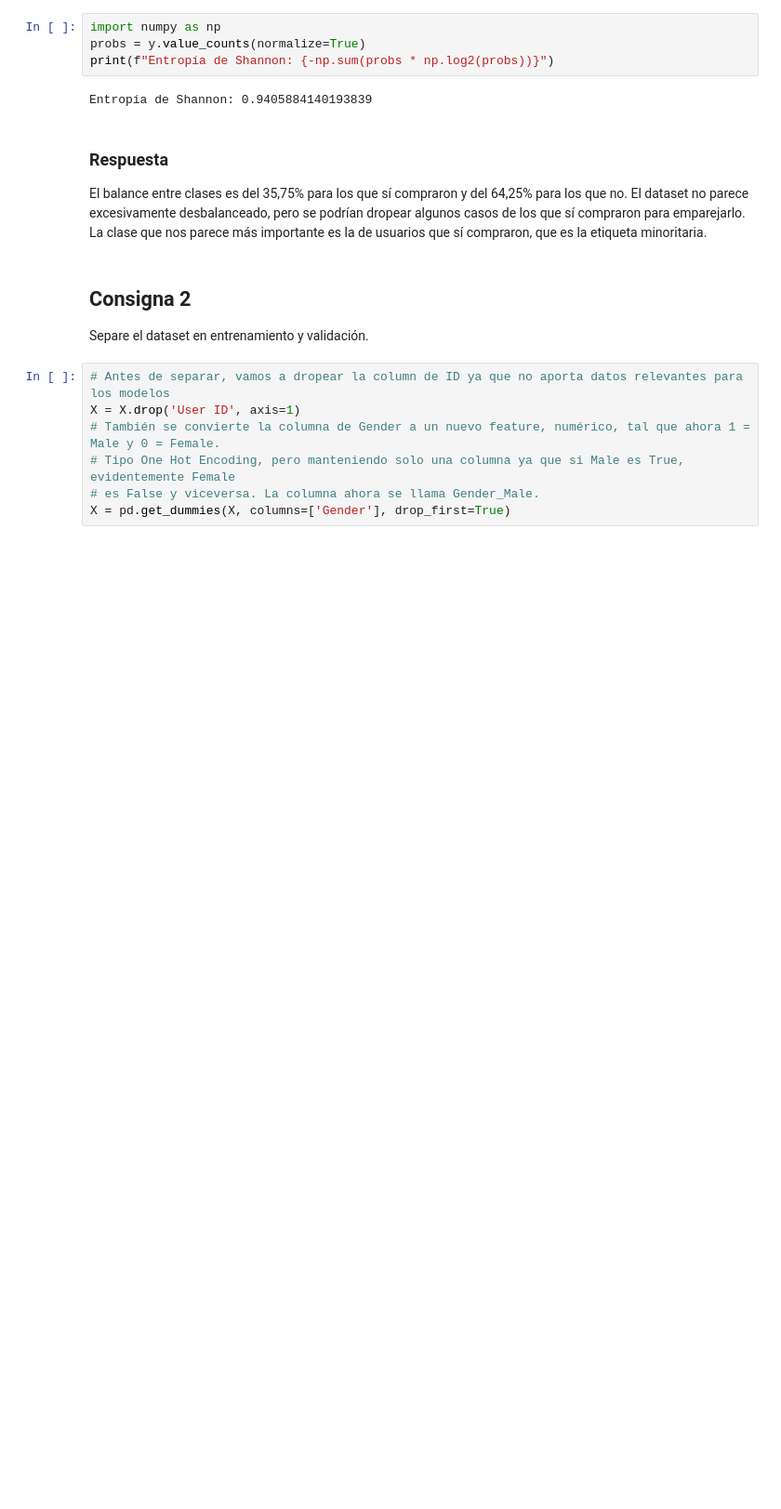
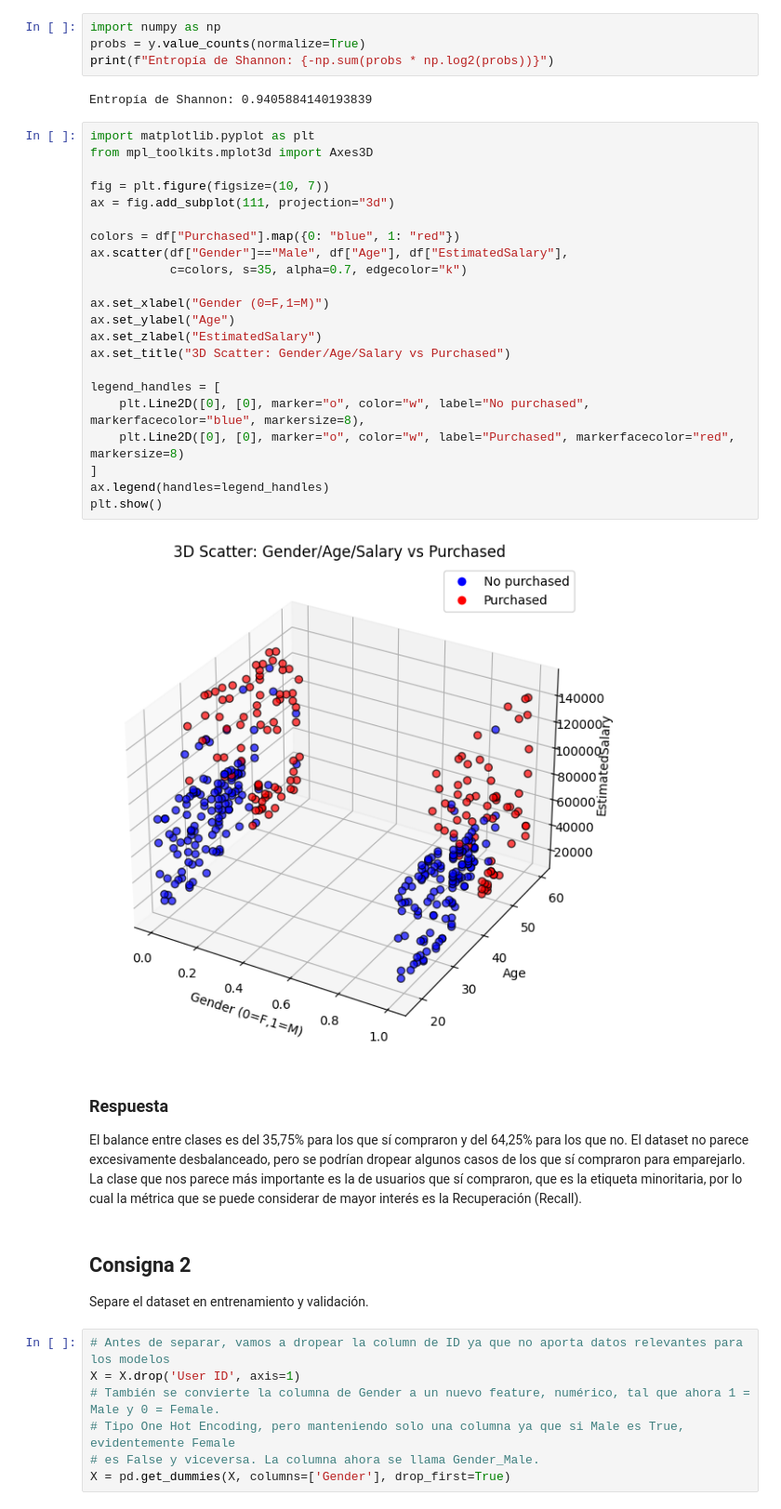
Before and after one commit to gabrielquiroga/aprMaqI_CEIA, a Jupyter notebook: clase2/ejercicios/ejercicio1.ipynb, the cells around one changed output. Shown at 93% size. Saved outputs shown, nothing was run; the diff lists cells and outputs as text; blank space fills up the shorter version.

```diff
--- a/clase2/ejercicios/ejercicio1.ipynb
+++ b/clase2/ejercicios/ejercicio1.ipynb
@@ -119,9 +117,34 @@ probs = y.value_counts(normalize=True)
 print(f"Entropía de Shannon: {-np.sum(probs * np.log2(probs))}")
 # %% [output]
 Entropía de Shannon: 0.9405884140193839
+# %%
+import matplotlib.pyplot as plt
+from mpl_toolkits.mplot3d import Axes3D
+
+fig = plt.figure(figsize=(10, 7))
+ax = fig.add_subplot(111, projection="3d")
+
+colors = df["Purchased"].map({0: "blue", 1: "red"})
+ax.scatter(df["Gender"]=="Male", df["Age"], df["EstimatedSalary"],
+           c=colors, s=35, alpha=0.7, edgecolor="k")
+
+ax.set_xlabel("Gender (0=F,1=M)")
+ax.set_ylabel("Age")
+ax.set_zlabel("EstimatedSalary")
+ax.set_title("3D Scatter: Gender/Age/Salary vs Purchased")
+
+legend_handles = [
+    plt.Line2D([0], [0], marker="o", color="w", label="No purchased", markerfacecolor="blue", markersize=8),
+    plt.Line2D([0], [0], marker="o", color="w", label="Purchased", markerfacecolor="red", markersize=8)
+]
+ax.legend(handles=legend_handles)
+plt.show()
+# %% [output]
+[figure, added]
 # %% [markdown]
 ### Respuesta
-El balance entre clases es del 35,75% para los que sí compraron y del 64,25% para los que no. El dataset no parece excesivamente desbalanceado, pero se podrían dropear algunos casos de los que sí compraron para emparejarlo. La clase que nos parece más importante es la de usuarios que sí compraron, que es la etiqueta minoritaria.
+El balance entre clases es del 35,75% para los que sí compraron y del 64,25% para los que no. El dataset no parece excesivamente desbalanceado, pero se podrían dropear algunos casos de los que sí compraron para emparejarlo.
+La clase que nos parece más importante es la de usuarios que sí compraron, que es la etiqueta minoritaria, por lo cual la métrica que se puede considerar de mayor interés es la Recuperación (Recall).
 # %% [markdown]
 ## Consigna 2
 Separe el dataset en entrenamiento y validación.
```
Also changed, not shown: parts of 8 cells of this notebook.
